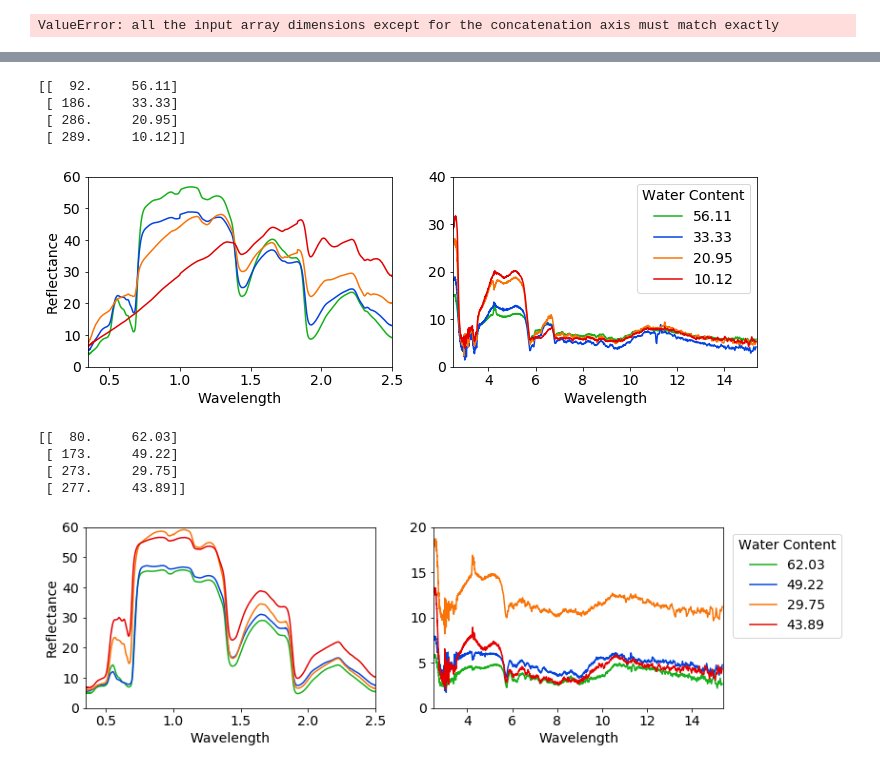
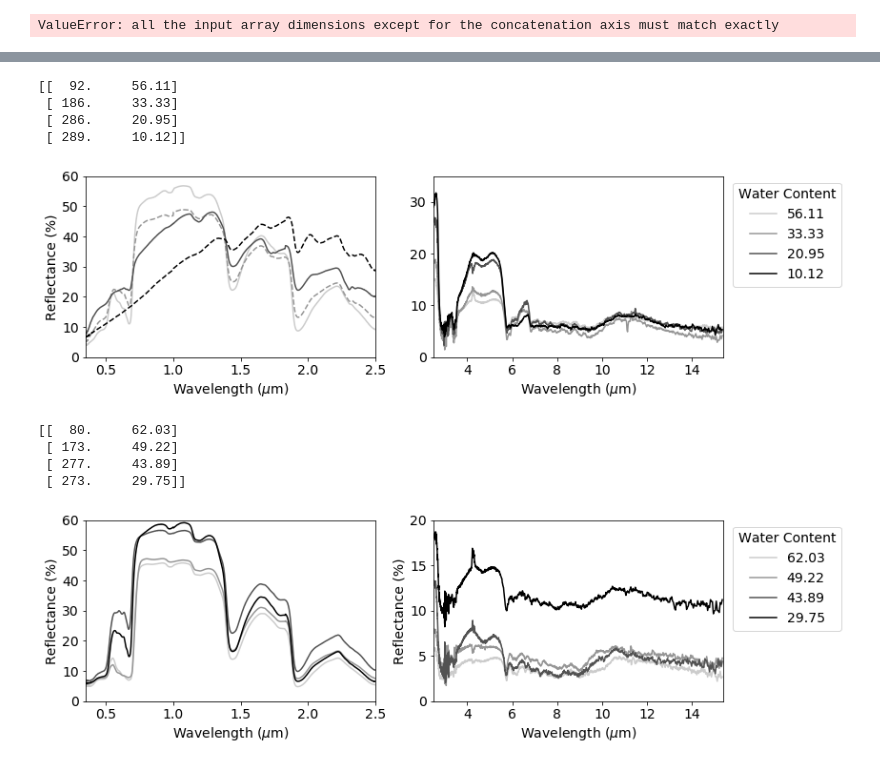
Before and after one commit to susanmeerdink/ASTER-Spectral-Library, a Jupyter notebook: Visualizing_Library.ipynb, the cells around one changed output, grey strips where cells are left out. Cells and saved outputs as stored; diff of their text form; code cells hidden in the pictures.

Commit message:
Updating figures for manuscript

```diff
--- a/Visualizing_Library.ipynb
+++ b/Visualizing_Library.ipynb
@@ -155,48 +150,50 @@ for i in range(1, len(anc)):
     if 'VH290' in line[6] or 'VH287' in line[6] or 'VH187' in line[6] or 'VH093' in line[6]:
         chem = line[8].split(';')
         waterstr = chem[-1]
         waternum = str.replace(waterstr, 'Water Content:', '')
         waternum = float(str.replace(waternum, '%', ''))
         sale.append([i-1, waternum])
 
 sale = np.array(sale)
 sale[sale[:, 1].argsort()]
 print(sale)
 
-# Plot SALE
+# Plot Characteristics
 font = {'size'   : 14}
 plt.rc('font', **font)
+color = ['#cccccc', '#969696', '#525252', '#000000']  # color = ['xkcd:green', 'xkcd:blue', 'xkcd:orange', 'xkcd:red']  # 'xkcd:lightgreen',
+line = ['-','--','-','--']
 
-color = ['xkcd:green', 'xkcd:blue', 'xkcd:orange', 'xkcd:red']  # 'xkcd:lightgreen',
+# Plot SALE
 plt.figure(num=1, figsize=[12, 3.5])
 plt.subplot(1,2,1)
 for a in range(0, len(sale)):
-    plt.plot(np.arange(0.35, 2.501, 0.001), specASD[int(sale[a][0]), :], color[a])
+    plt.plot(np.arange(0.35, 2.501, 0.001), specASD[int(sale[a][0]), :], color=color[a], linestyle=line[a])
 
-plt.xlabel('Wavelength')
-plt.ylabel('Reflectance')
+plt.xlabel('Wavelength ($\mu$m)')
+plt.ylabel('Reflectance (%)')
 plt.axis([0.35, 2.5, 0, 60])
 
 plt.subplot(1,2,2)
 for n in range(0, len(sale)):
     plt.plot(wave[0,:], specNic[int(sale[n][0]), :], color[n])
 
-plt.axis([2.5, 15.4, 0, 40])
-plt.xlabel('Wavelength')
-plt.legend((sale[0][1], sale[1][1], sale[2][1], sale[3][1]), title='Water Content')  # , bbox_to_anchor=(1.01, 1), loc='upper left')
+plt.axis([2.5, 15.4, 0, 35])
+plt.xlabel('Wavelength ($\mu$m)')
+plt.legend((sale[0][1], sale[1][1], sale[2][1], sale[3][1]), title='Water Content', bbox_to_anchor=(1.01, 1), loc='upper left')  #
 plt.show()
 # %% [output]
 [[  92.     56.11]
  [ 186.     33.33]
  [ 286.     20.95]
  [ 289.     10.12]]
-[figure, old version]
+[figure, new version]
 # %%
 qudo = []
 
 for i in range(1, len(anc)):
     line = anc[i].split(',')
-    if 'VH274' in line[6] or 'VH278' in line[6] or 'VH174' in line[6] or 'VH081' in line[6]:
+    if 'VH274' in line[6] or 'VH278' in line[6] or 'VH081' in line[6] or 'VH174' in line[6]:
         chem = line[8].split(';')
         waterstr = chem[-1]
         waternum = str.replace(waterstr, 'Water Content:', '')
@@ -204,7 +201,7 @@ for i in range(1, len(anc)):
         qudo.append([i-1, waternum])
 
 qudo = np.array(qudo)
-qudo[qudo[:, 1].argsort()]
+qudo = qudo[(0,1,3,2),:]
 print(qudo)
 
 # Plot QUDO
@@ -216,8 +213,8 @@ plt.subplot(1,2,1)
 for a in range(0, len(qudo)):
     plt.plot(np.arange(0.35, 2.501, 0.001), specASD[int(qudo[a][0]), :], color[a])
 
-plt.xlabel('Wavelength')
-plt.ylabel('Reflectance')
+plt.xlabel('Wavelength ($\mu$m)')
+plt.ylabel('Reflectance (%)')
 plt.axis([0.35, 2.5, 0, 60])
 
 plt.subplot(1,2,2)
@@ -225,12 +222,12 @@ for n in range(0, len(qudo)):
     plt.plot(wave[0,:], specNic[int(qudo[n][0]), :], color[n])
 
 plt.axis([2.5, 15.4, 0, 20])
-plt.xlabel('Wavelength')
+plt.xlabel('Wavelength ($\mu$m)')
 plt.legend((qudo[:, 1]), title = 'Water Content', bbox_to_anchor=(1.01, 1), loc='upper left')
 plt.show()
 # %% [output]
 [[  80.     62.03]
  [ 173.     49.22]
- [ 273.     29.75]
- [ 277.     43.89]]
+ [ 277.     43.89]
+ [ 273.     29.75]]
-[figure, old version]
+[figure, new version]
```
Also changed, not shown: parts of 3 cells of this notebook.
